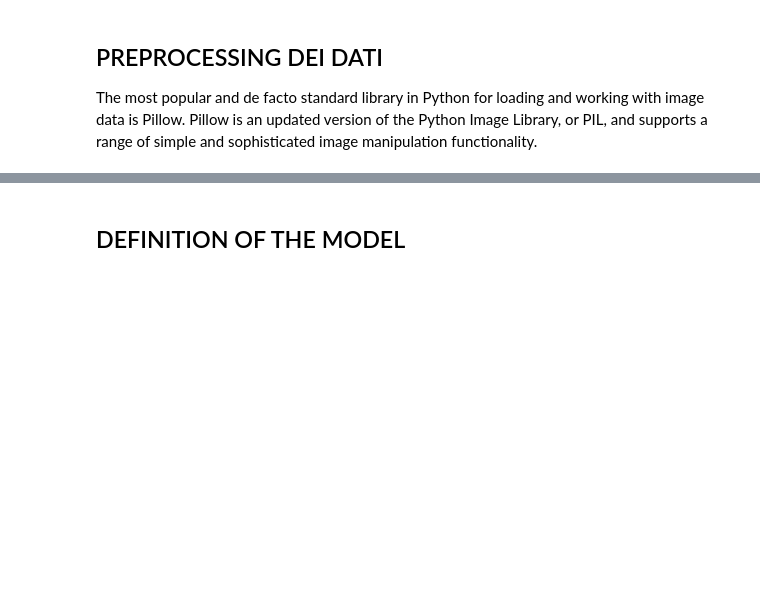
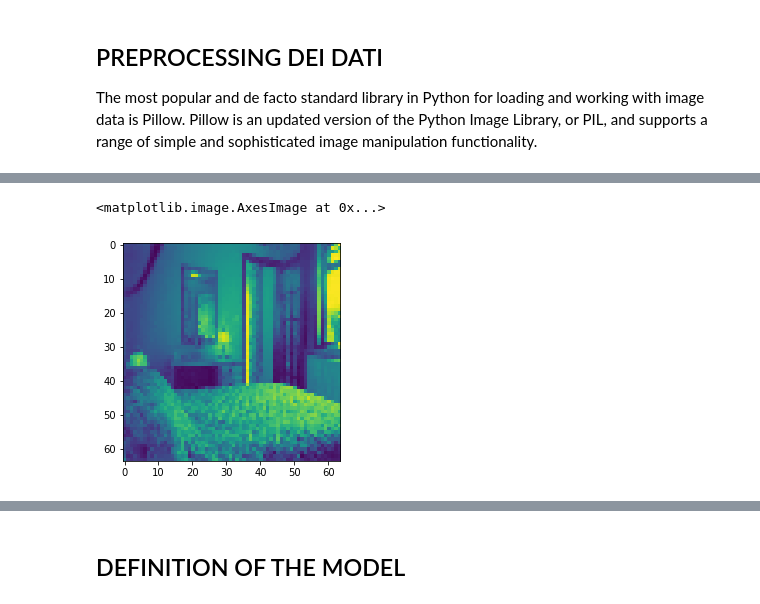
Before and after one commit to AlbertoPresta/CVPR-exam, a Jupyter notebook: First_attempt.ipynb, the cells around one changed output, grey strips where cells are left out. Cells and saved outputs as stored; diff of their text form; code cells hidden in the pictures; blank space fills up the shorter version.

```diff
--- a/First_attempt.ipynb
+++ b/First_attempt.ipynb
@@ -44,3 +40,8 @@ test_data,test_labels = utils.read_and_process_images(list_of_images_test)
 # %%
 train_data = train_data.reshape(train_data.shape[0],train_data.shape[1],train_data.shape[2],1)
 test_data = test_data.reshape(test_data.shape[0],test_data.shape[1],test_data.shape[2],1)
+# %%
+plt.imshow(train_data[0,:,:,0])
+# %% [output]
+<matplotlib.image.AxesImage at 0x...>
+[figure, added]
```
Also changed, not shown: parts of 21 cells of this notebook, 1 other file.
